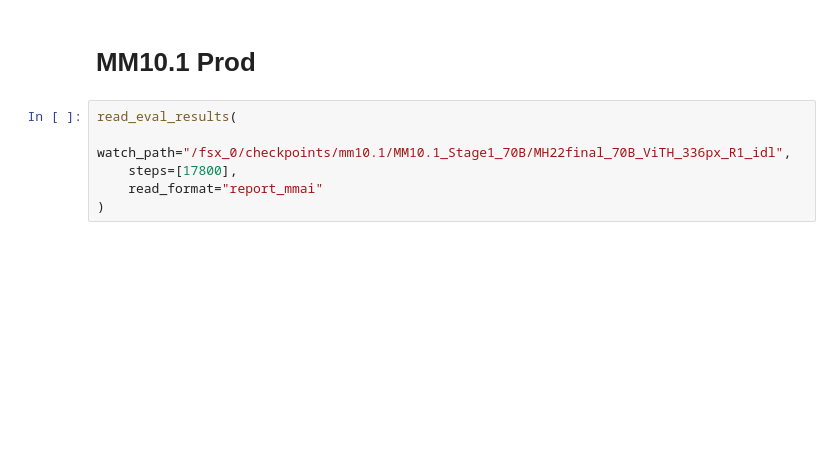
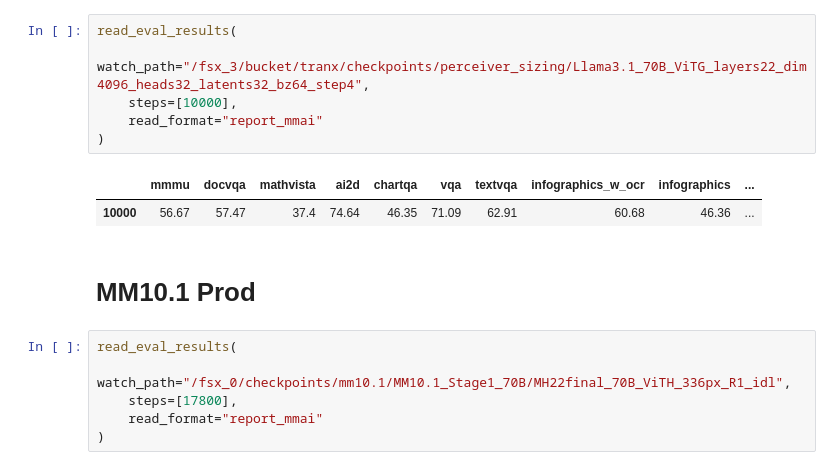
Before and after one commit to harrytranx/experiments, a Jupyter notebook: ablations/eval.ipynb, the cells around one changed output. Drawn from its saved outputs; the diff is of its cells as text; blank space fills up the shorter version.

```diff
--- a/ablations/eval.ipynb
+++ b/ablations/eval.ipynb
@@ -33,3 +131,12 @@ pd.set_option('display.max_rows', 100)
+# %%
+read_eval_results(
+    watch_path="/fsx_3/bucket/tranx/checkpoints/perceiver_sizing/Llama3.1_70B_ViTG_layers22_dim4096_heads32_latents32_bz64_step4",
+    steps=[10000],
+    read_format="report_mmai"
+)
+# %% [output]
+|  | mmmu | docvqa | mathvista | ai2d | chartqa | vqa | textvqa | infographics_w_ocr | infographics | ... |
+| 10000 | 56.67 | 57.47 | 37.4 | 74.64 | 46.35 | 71.09 | 62.91 | 60.68 | 46.36 | ... |
 # %% [markdown]
 # MM10.1 Prod
 # %%
```
Also changed, not shown: parts of 7 cells of this notebook, 13 other files.
